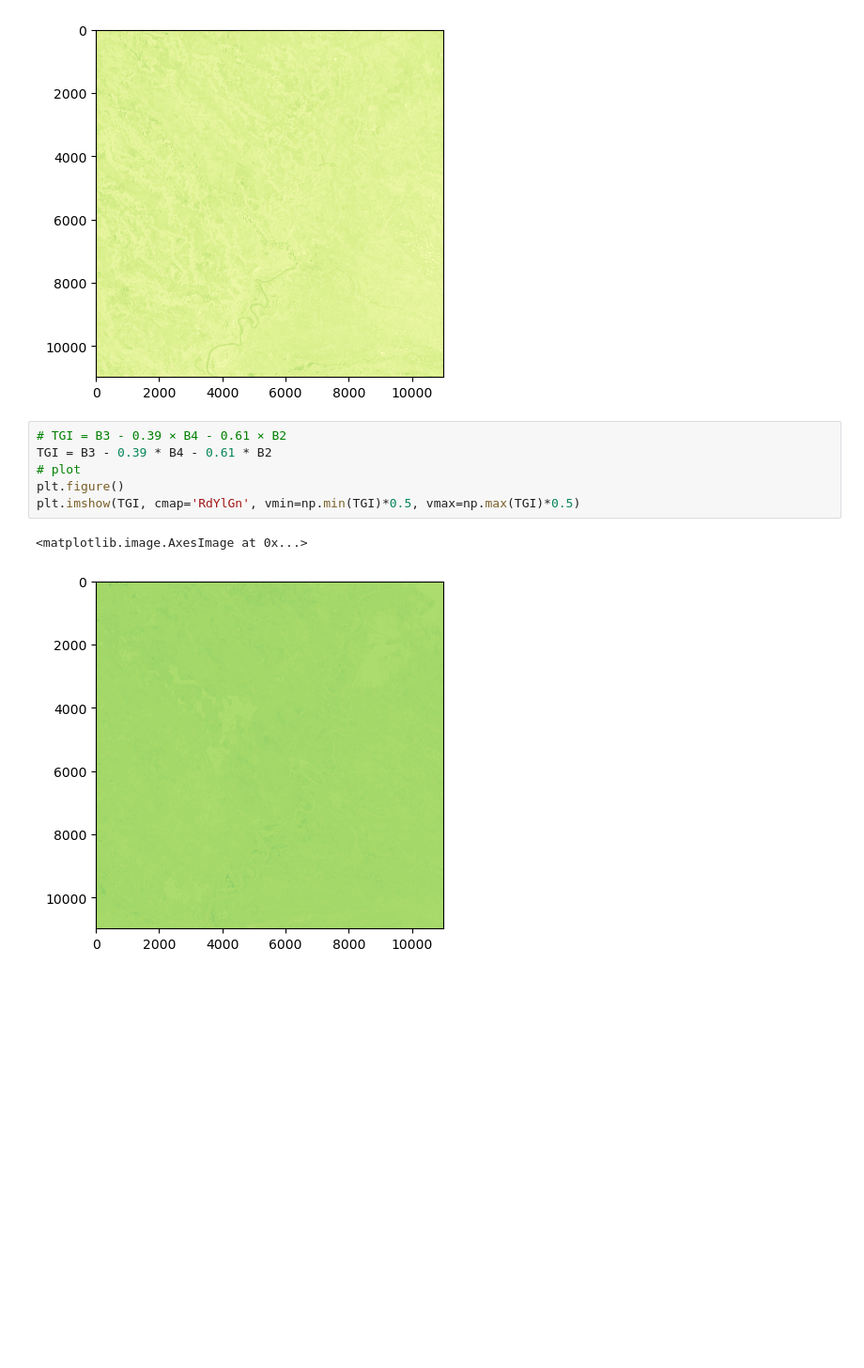
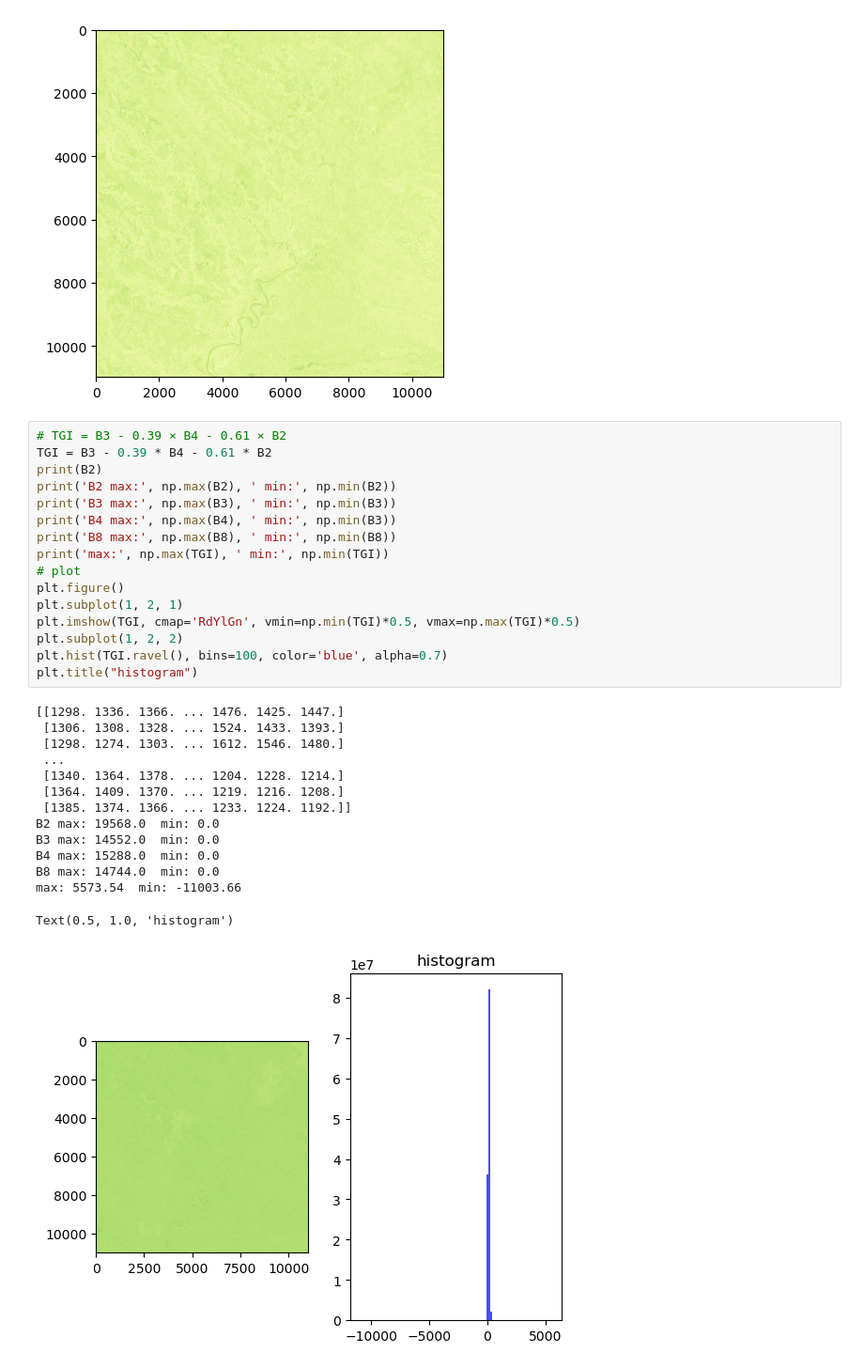
Before and after one commit to tobuhei/Trial-SITS, a Jupyter notebook: src/index_analysis.ipynb, the cells around one changed output. Shown at 94% size. Cells and saved outputs as stored; diff of their text form; blank space fills up the shorter version.

```diff
--- a/src/index_analysis.ipynb
+++ b/src/index_analysis.ipynb
@@ -196,9 +200,31 @@ plt.imshow(RGBVI, cmap='RdYlGn')
 # %%
 # TGI = B3 - 0.39 × B4 - 0.61 × B2
 TGI = B3 - 0.39 * B4 - 0.61 * B2
+print(B2)
+print('B2 max:', np.max(B2), ' min:', np.min(B2))
+print('B3 max:', np.max(B3), ' min:', np.min(B3))
+print('B4 max:', np.max(B4), ' min:', np.min(B3))
+print('B8 max:', np.max(B8), ' min:', np.min(B8))
+print('max:', np.max(TGI), ' min:', np.min(TGI))
 # plot
 plt.figure()
+plt.subplot(1, 2, 1)
 plt.imshow(TGI, cmap='RdYlGn', vmin=np.min(TGI)*0.5, vmax=np.max(TGI)*0.5)
+plt.subplot(1, 2, 2)
+plt.hist(TGI.ravel(), bins=100, color='blue', alpha=0.7)
+plt.title("histogram")
 # %% [output]
-<matplotlib.image.AxesImage at 0x...>
+[[1298. 1336. 1366. ... 1476. 1425. 1447.]
+ [1306. 1308. 1328. ... 1524. 1433. 1393.]
+ [1298. 1274. 1303. ... 1612. 1546. 1480.]
+ ...
+ [1340. 1364. 1378. ... 1204. 1228. 1214.]
+ [1364. 1409. 1370. ... 1219. 1216. 1208.]
+ [1385. 1374. 1366. ... 1233. 1224. 1192.]]
+B2 max: 19568.0  min: 0.0
+B3 max: 14552.0  min: 0.0
+B4 max: 15288.0  min: 0.0
+B8 max: 14744.0  min: 0.0
+max: 5573.54  min: -11003.66
+Text(0.5, 1.0, 'histogram')
-[figure, old version]
+[figure, new version]
```
Also changed, not shown: parts of 3 cells of this notebook, 1 other file.
